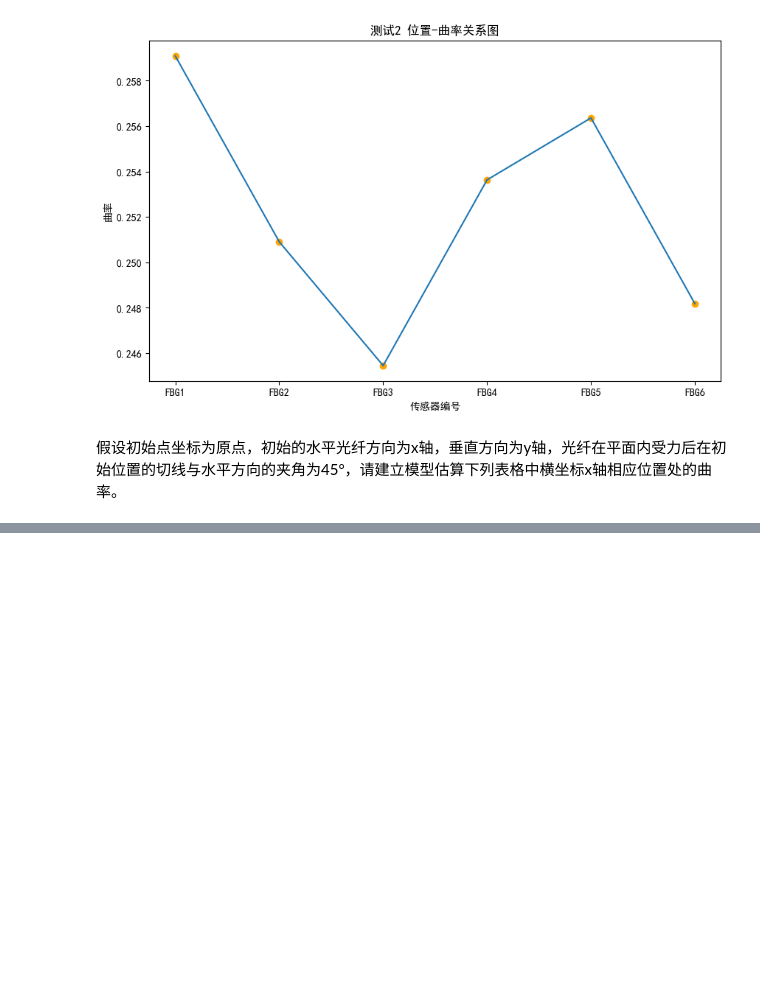
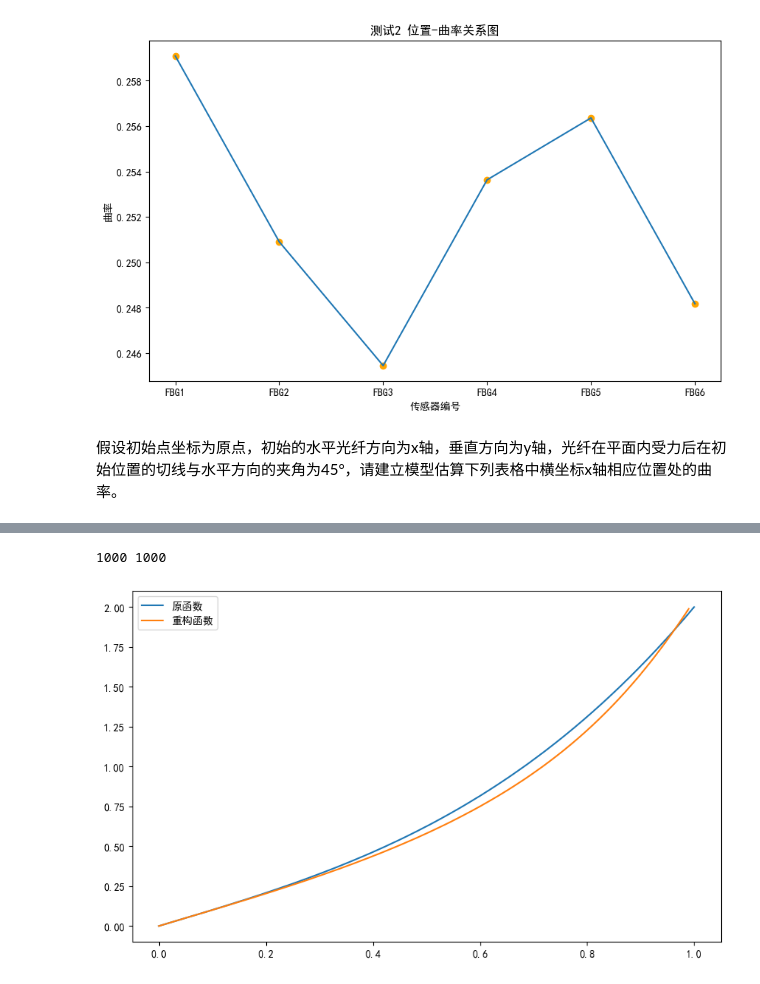
Before and after one commit to JesterHey/2024------, a Jupyter notebook: q1.ipynb, the cells around one changed output, grey strips where cells are left out. Cells and saved outputs as stored; diff of their text form; code cells hidden in the pictures; blank space fills up the shorter version.

```diff
--- a/q1.ipynb
+++ b/q1.ipynb
@@ -48,0 +102,26 @@ plt.show()
+# %%
+# 依据初始条件和上式计算每个点的斜率
+ds = s / 1000 # 每段弧长
+tan0 = df(0) # 初始斜率
+tans = [tan0]
+for i in range(len(x_interp)): # 递推计算每个点的斜率
+    next_tan = np.tan(k_interp[i] * ds + np.arctan(tans[-1]))
+    tans.append(next_tan)
+# 以原点为起点，递推计算每个点的坐标
+pts = [(0, 0)]
+for i in range(len(x_interp)):
+    nx = pts[-1][0] + (ds / np.sqrt(1 + tans[i]**2))
+    ny = pts[-1][1] + (ds * tans[i] / np.sqrt(1 + tans[i]**2))
+    pts.append((nx, ny))
+# 修正最后一个点的坐标
+pts = pts[:-1]
+print(len(pts),len(x_interp))
+# 绘图
+plt.figure(figsize=(10, 6))
+plt.plot(x_interp,[f(i) for i in x_interp], label='原函数')
+plt.plot([i[0] for i in pts], [i[1] for i in pts], label='重构函数')
+plt.legend()
+plt.show()
+# %% [output]
+1000 1000
+[figure, added]
```
Also changed, not shown: parts of 5 cells of this notebook.
